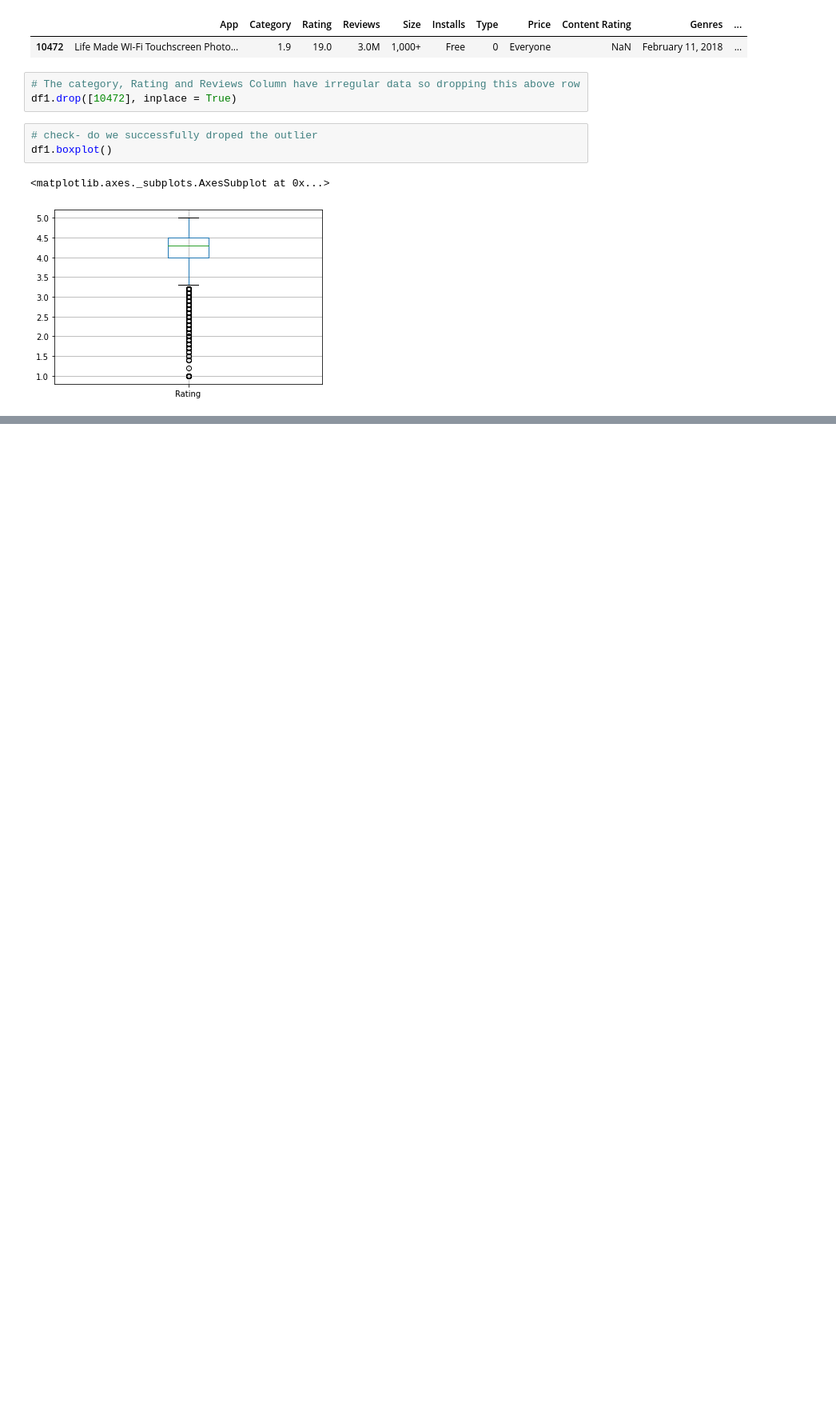
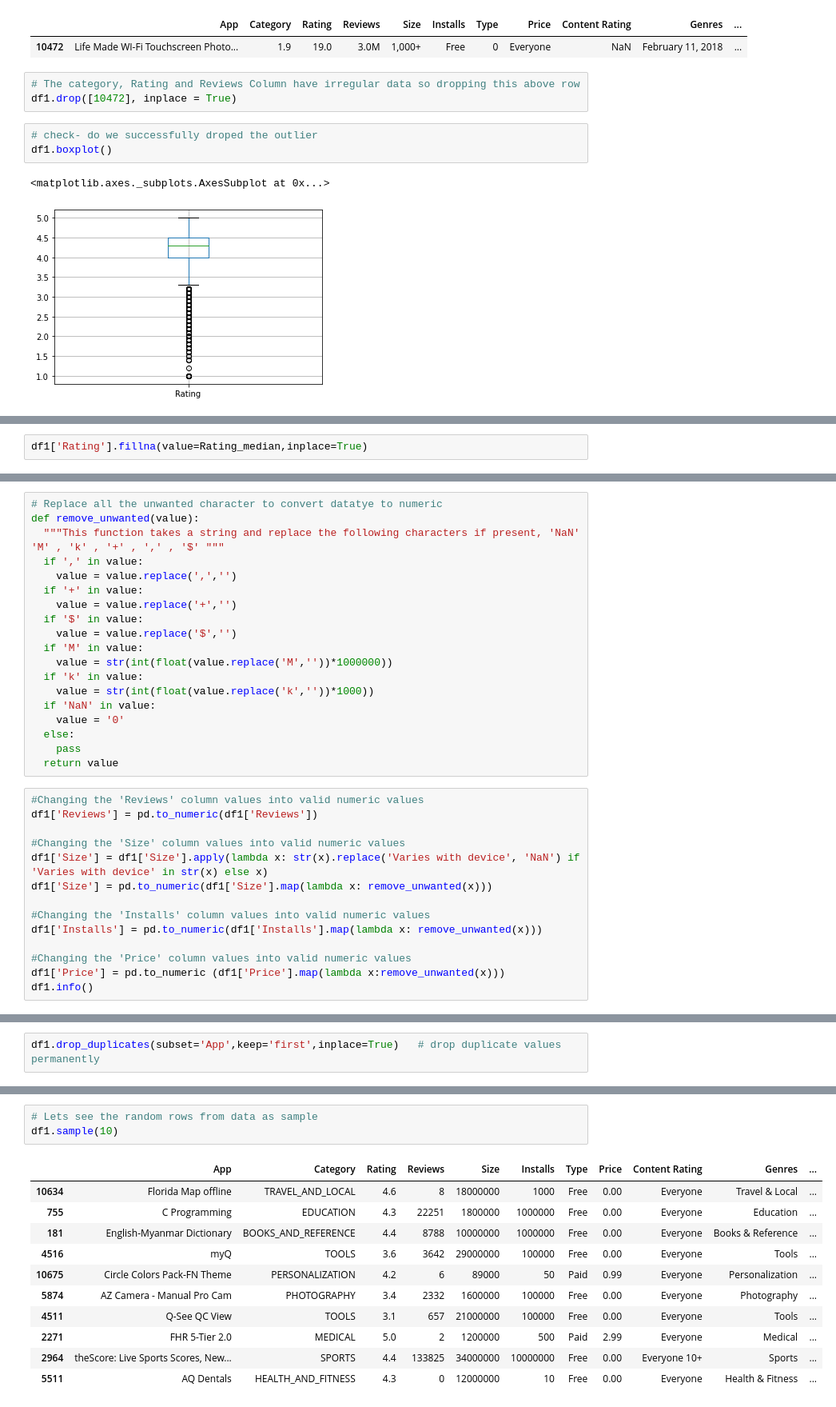
Before and after one commit to sarodeshreyash/Play-Store-App-Review-Analysis, a Jupyter notebook: Play_Store_App_Review_Analysis_Capstone_Project.ipynb, the cells around one changed output, grey strips where cells are left out. Shown at 80% size. Saved outputs shown, nothing was run; the diff lists cells and outputs as text; blank space fills up the shorter version.

```diff
--- a/Play_Store_App_Review_Analysis_Capstone_Project.ipynb
+++ b/Play_Store_App_Review_Analysis_Capstone_Project.ipynb
@@ -403,0 +182,2 @@ Name: Category, dtype: int64
+# %%
+df1['Rating'].fillna(value=Rating_median,inplace=True)
@@ -403,0 +261,33 @@ Name: Category, dtype: int64
+# %%
+# Replace all the unwanted character to convert datatye to numeric
+def remove_unwanted(value):
+  """This function takes a string and replace the following characters if present, 'NaN' 'M' , 'k' , '+' , ',' , '$' """
+  if ',' in value:
+    value = value.replace(',','')
+  if '+' in value:
+    value = value.replace('+','')
+  if '$' in value:
+    value = value.replace('$','')
+  if 'M' in value:
+    value = str(int(float(value.replace('M',''))*1000000))
+  if 'k' in value:
+    value = str(int(float(value.replace('k',''))*1000))
+  if 'NaN' in value:
+    value = '0'
+  else:
+    pass
+  return value
+# %%
+#Changing the 'Reviews' column values into valid numeric values
+df1['Reviews'] = pd.to_numeric(df1['Reviews'])
+
+#Changing the 'Size' column values into valid numeric values
+df1['Size'] = df1['Size'].apply(lambda x: str(x).replace('Varies with device', 'NaN') if 'Varies with device' in str(x) else x)
+df1['Size'] = pd.to_numeric(df1['Size'].map(lambda x: remove_unwanted(x)))
+
+#Changing the 'Installs' column values into valid numeric values
+df1['Installs'] = pd.to_numeric(df1['Installs'].map(lambda x: remove_unwanted(x)))
+
+#Changing the 'Price' column values into valid numeric values
+df1['Price'] = pd.to_numeric (df1['Price'].map(lambda x:remove_unwanted(x)))
+df1.info()
@@ -403,0 +326,2 @@ Name: Category, dtype: int64
+# %%
+df1.drop_duplicates(subset='App',keep='first',inplace=True)   # drop duplicate values permanently
@@ -403,0 +341,15 @@ Name: Category, dtype: int64
+# %%
+# Lets see the random rows from data as sample
+df1.sample(10)
+# %% [output]
+|  | App | Category | Rating | Reviews | Size | Installs | Type | Price | Content Rating | Genres | ... |
+| 10634 | Florida Map offline | TRAVEL_AND_LOCAL | 4.6 | 8 | 18000000 | 1000 | Free | 0.00 | Everyone | Travel & Local | ... |
+| 755 | C Programming | EDUCATION | 4.3 | 22251 | 1800000 | 1000000 | Free | 0.00 | Everyone | Education | ... |
+| 181 | English-Myanmar Dictionary | BOOKS_AND_REFERENCE | 4.4 | 8788 | 10000000 | 1000000 | Free | 0.00 | Everyone | Books & Reference | ... |
+| 4516 | myQ | TOOLS | 3.6 | 3642 | 29000000 | 100000 | Free | 0.00 | Everyone | Tools | ... |
+| 10675 | Circle Colors Pack-FN Theme | PERSONALIZATION | 4.2 | 6 | 89000 | 50 | Paid | 0.99 | Everyone | Personalization | ... |
+| 5874 | AZ Camera - Manual Pro Cam | PHOTOGRAPHY | 3.4 | 2332 | 1600000 | 100000 | Free | 0.00 | Everyone | Photography | ... |
+| 4511 | Q-See QC View | TOOLS | 3.1 | 657 | 21000000 | 100000 | Free | 0.00 | Everyone | Tools | ... |
+| 2271 | FHR 5-Tier 2.0 | MEDICAL | 5.0 | 2 | 1200000 | 500 | Paid | 2.99 | Everyone | Medical | ... |
+| 2964 | theScore: Live Sports Scores, New... | SPORTS | 4.4 | 133825 | 34000000 | 10000000 | Free | 0.00 | Everyone 10+ | Sports | ... |
+| 5511 | AQ Dentals | HEALTH_AND_FITNESS | 4.3 | 0 | 12000000 | 10 | Free | 0.00 | Everyone | Health & Fitness | ... |
```
Also changed, not shown: parts of 59 cells of this notebook.
